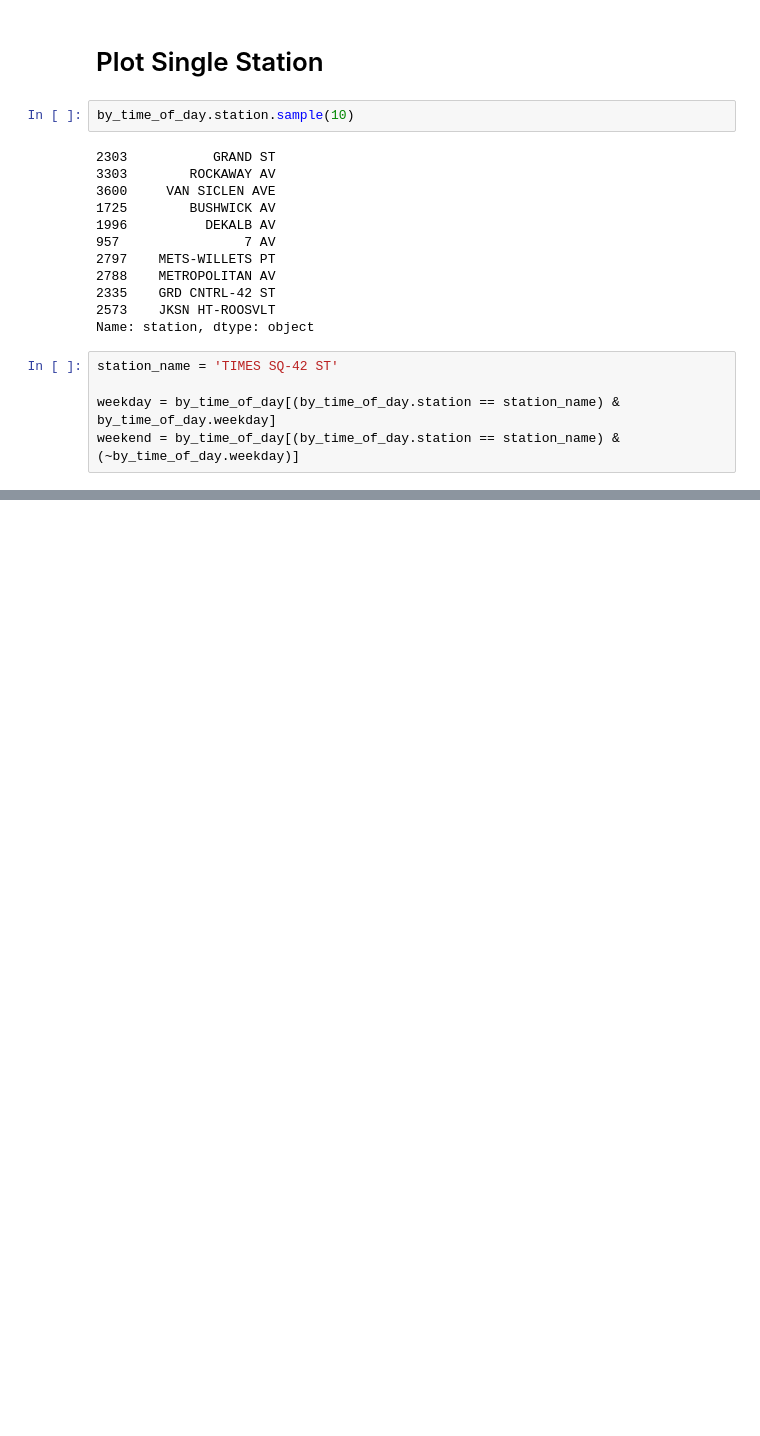
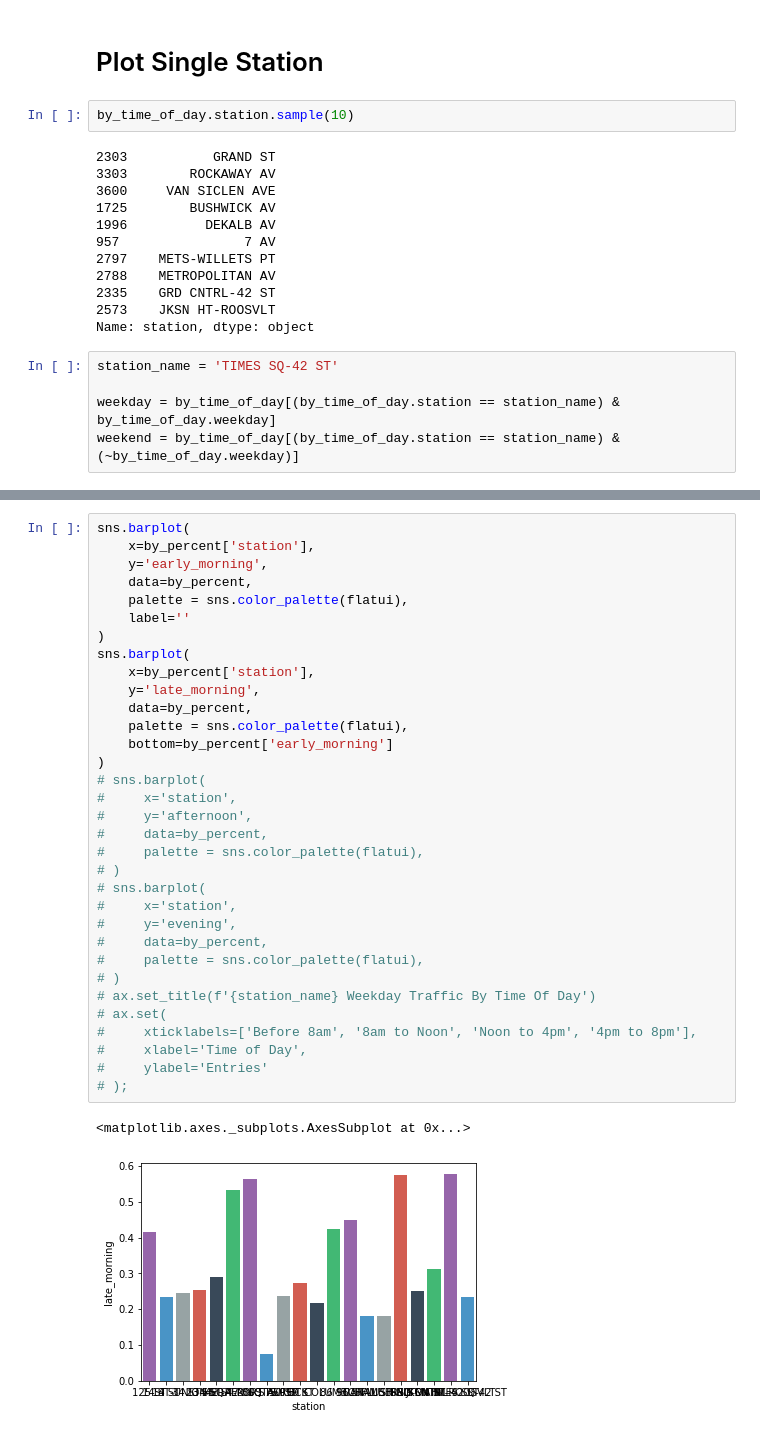
Before and after one commit to tczencka/MTA-Project-1, a Jupyter notebook: notebooks/EntriesByHour.ipynb, the cells around one changed output, grey strips where cells are left out. Saved outputs shown, nothing was run; the diff lists cells and outputs as text; blank space fills up the shorter version.

```diff
--- a/notebooks/EntriesByHour.ipynb
+++ b/notebooks/EntriesByHour.ipynb
@@ -184,0 +321,36 @@ ax.set(
+# %%
+sns.barplot(
+    x=by_percent['station'],
+    y='early_morning',
+    data=by_percent,
+    palette = sns.color_palette(flatui),
+    label=''
+)
+sns.barplot(
+    x=by_percent['station'],
+    y='late_morning',
+    data=by_percent,
+    palette = sns.color_palette(flatui),
+    bottom=by_percent['early_morning']
+)
+# sns.barplot(
+#     x='station',
+#     y='afternoon',
+#     data=by_percent,
+#     palette = sns.color_palette(flatui),
+# )
+# sns.barplot(
+#     x='station',
+#     y='evening',
+#     data=by_percent,
+#     palette = sns.color_palette(flatui),
+# )
+# ax.set_title(f'{station_name} Weekday Traffic By Time Of Day')
+# ax.set(
+#     xticklabels=['Before 8am', '8am to Noon', 'Noon to 4pm', '4pm to 8pm'],
+#     xlabel='Time of Day',
+#     ylabel='Entries'
+# );
+# %% [output]
+<matplotlib.axes._subplots.AxesSubplot at 0x...>
+[figure, added]
```
Also changed, not shown: parts of 19 cells of this notebook, 1 other file.
